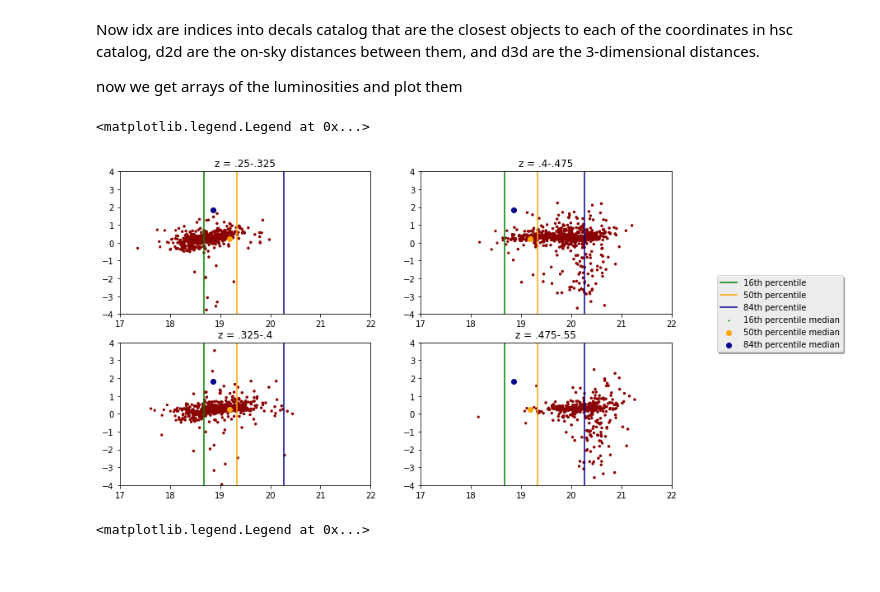
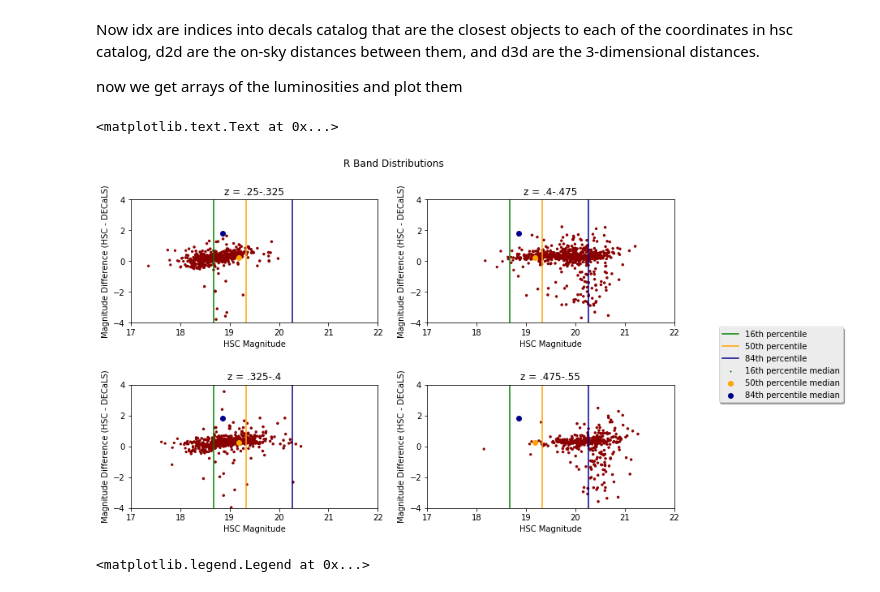
Before and after one commit to alexieleauthaud/2DMassiveGalaxies, a Jupyter notebook: catalog matching.ipynb, the cells around one changed output. Saved outputs shown, nothing was run; the diff lists cells and outputs as text; code cells hidden in the pictures.

```diff
--- a/catalog matching.ipynb
+++ b/catalog matching.ipynb
@@ -130,7 +130,7 @@ y_e = rmag_diff[data.index(med_e)]
 y_s = rmag_diff[data.index(med_s)]
 y_f = rmag_diff[data.index(med_f)]
 # %%
-f, axarr = plt.subplots(2, 2)
+fig, axarr = plt.subplots(2, 2)
 
 #data points
 axarr[0,0].scatter(hsc_r_mag_1, rmag_diff_1, s = [x//3 for x in s], color = 'darkred',label='_nolegend_')
@@ -138,36 +138,42 @@ axarr[1,0].scatter(hsc_r_mag_2, rmag_diff_2, s = [x//3 for x in s], color = 'dar
 axarr[0,1].scatter(hsc_r_mag_3, rmag_diff_3, s = [x//3 for x in s], color = 'darkred',label='_nolegend_')
 axarr[1,1].scatter(hsc_r_mag_4, rmag_diff_4, s = [x//3 for x in s], color = 'darkred',label='_nolegend_')
 
 #.25-.325, .325-.4, .4-.475, .475-.55
 axarr[0,0].set_title('z = .25-.325')
 axarr[1,0].set_title('z = .325-.4')
 axarr[0,1].set_title('z = .4-.475')
 axarr[1,1].set_title('z = .475-.55')
 
+fig.subplots_adjust(hspace=.5)
+
 for (m,n), subplot in np.ndenumerate(axarr):
-    #set the x and y axes to have the same dimensions
+    #set the x and y axes to have the same dimensions and titles
     subplot.set_xlim(17,22)
     subplot.set_ylim(-4,4)
+    subplot.set_xlabel('HSC Magnitude')
+    subplot.set_ylabel('Magnitude Difference (HSC - DECaLS)')
     #percentile cutoffs
     subplot.plot( [eighty_four, eighty_four],[-5, 5], color = 'green', label = '16th percentile')
     subplot.plot([fifty, fifty], [-5, 5], color = 'orange', label = '50th percentile')
     subplot.plot( [sixteen,sixteen], [-5, 5], color = 'darkblue', label = '84th percentile')
     #percentile medians
     subplot.scatter( [med_e],[y_e], color = 'green', label = '16th percentile median')
     subplot.scatter([med_s], [y_s], color = 'orange' , label = '50th percentile median')
     subplot.scatter( [med_f], [y_f], color = 'darkblue', label = '84th percentile median')
 
 #legend
 axarr[1,1].legend(loc='upper right', bbox_to_anchor=(1.7, 1.5),fancybox=True, shadow=True, ncol=1)
 
+plt.suptitle('R Band Distributions')
+
 #plt.plot([17, 22], [0,0], color = 'black', label = 'y = 0')
 #plt.ylabel("magnitude difference (HSC mag - DECaLS mag)")
 #plt.xlabel("HSC magnitude")
 #plt.title("R Band Magnitudes")
 #plt.legend(loc='right')
 # %% [output]
-<matplotlib.legend.Legend at 0x...>
+<matplotlib.text.Text at 0x...>
-[figure, old version]
+[figure, new version]
 # %%
 eighty_five = np.percentile(hsc_g_mag, 85)
 sixteen = np.percentile(hsc_g_mag, 16)
```
